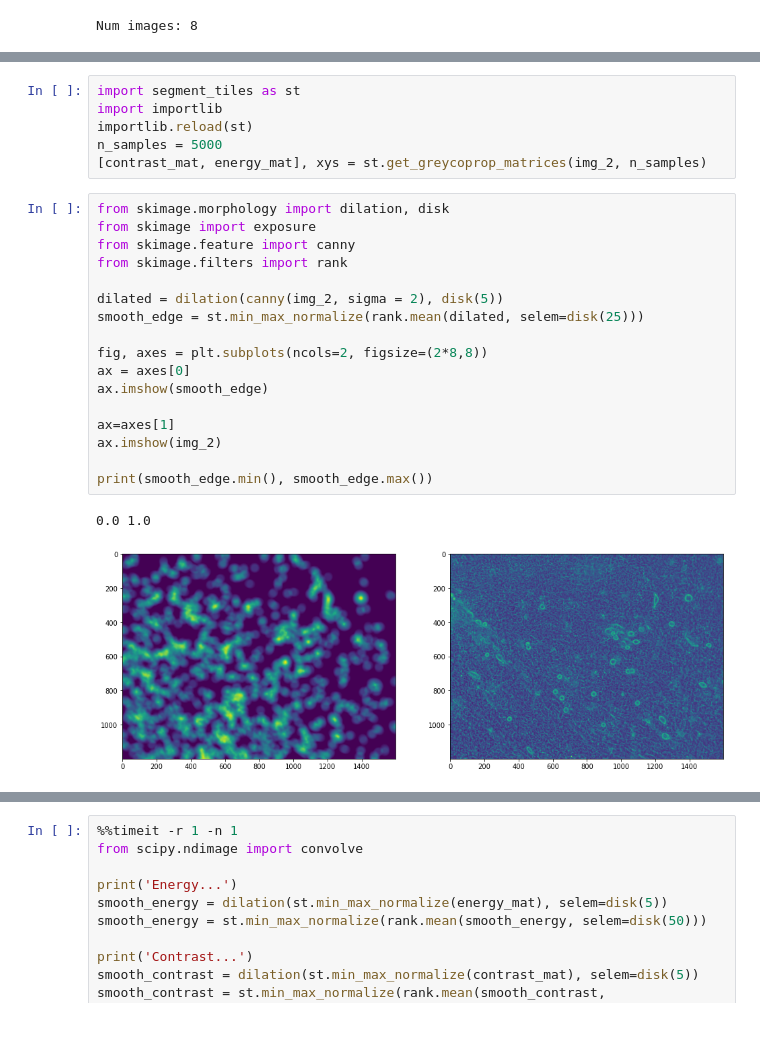
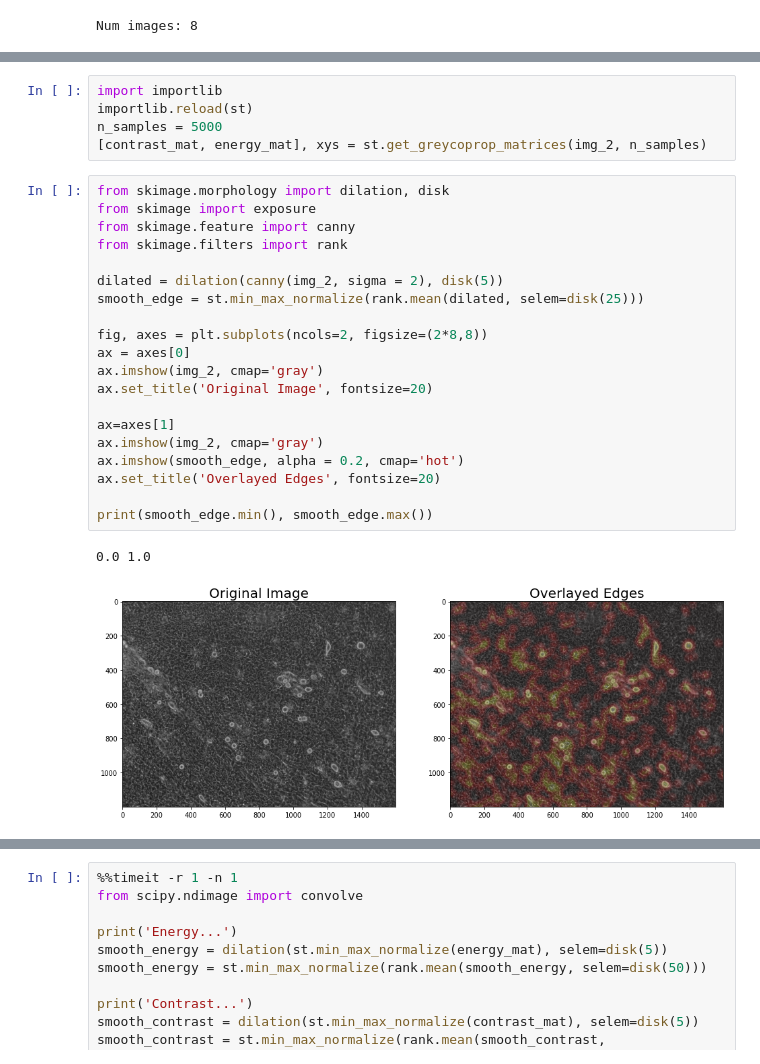
Before and after one commit to akre96/opthamology_image_processing, a Jupyter notebook: find_tiles_limbal_cell_example.ipynb, the cells around one changed output, grey strips where cells are left out. Cells and saved outputs as stored; diff of their text form; blank space fills up the shorter version.

```diff
--- a/find_tiles.ipynb
+++ b/find_tiles_limbal_cell_example.ipynb
@@ -74,7 +76,6 @@ ax.imshow(img_2 , cmap='gray')
 <matplotlib.image.AxesImage at 0x...>
 [figure]
 # %%
-import segment_tiles as st
 import importlib
 importlib.reload(st)
 n_samples = 5000
@@ -82,20 +83,23 @@ n_samples = 5000
 # %%
 from skimage.morphology import dilation, disk
 from skimage import exposure
 from skimage.feature import canny
 from skimage.filters import rank
 
 dilated = dilation(canny(img_2, sigma = 2), disk(5))
 smooth_edge = st.min_max_normalize(rank.mean(dilated, selem=disk(25)))
 
 fig, axes = plt.subplots(ncols=2, figsize=(2*8,8))
 ax = axes[0]
-ax.imshow(smooth_edge)
+ax.imshow(img_2, cmap='gray')
+ax.set_title('Original Image', fontsize=20)
 
 ax=axes[1]
-ax.imshow(img_2)
+ax.imshow(img_2, cmap='gray')
+ax.imshow(smooth_edge, alpha = 0.2, cmap='hot')
+ax.set_title('Overlayed Edges', fontsize=20)
 
 print(smooth_edge.min(), smooth_edge.max())
 # %% [output]
 0.0 1.0
-[figure, old version]
+[figure, new version]
```
Also changed, not shown: parts of 5 cells of this notebook, 5 other files.
